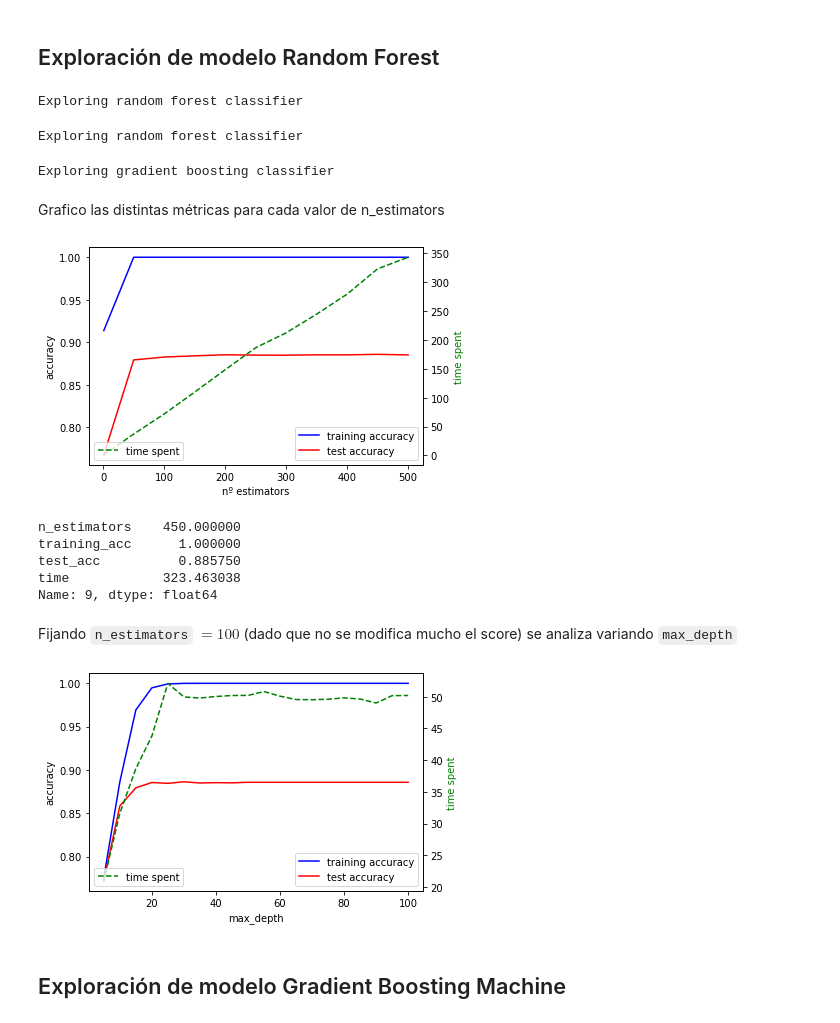
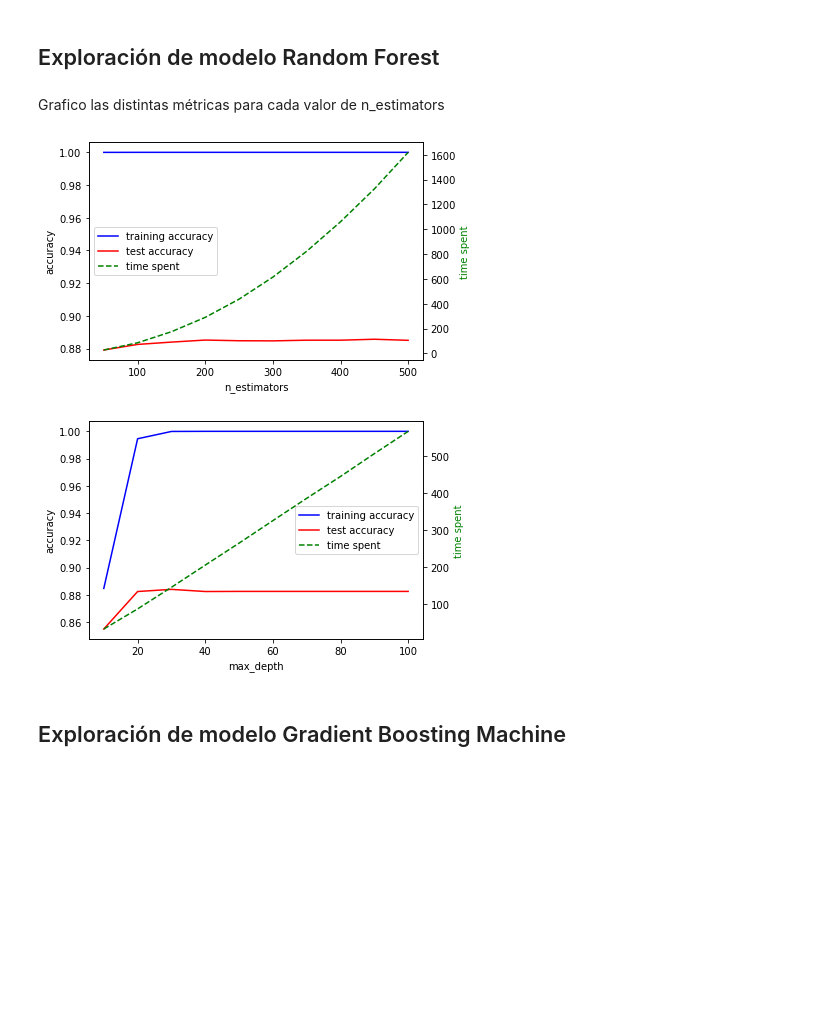
Before and after one commit to mcnanton/tp2AA, a Jupyter notebook: TP2AA.ipynb, the cells around one changed output. Saved outputs shown, nothing was run; the diff lists cells and outputs as text; code cells hidden in the pictures; blank space fills up the shorter version.

```diff
--- a/TP2AA.ipynb
+++ b/TP2AA.ipynb
@@ -493,53 +493,35 @@ Path(result_folder).mkdir(parents=True, exist_ok=True)
 #                    model="random forest",
 #                    params=rf_params,
 #                    results_folder = result_folder)
-
-#Falta correr esta parte.
-gb_params = params={'n_estimators': range(50, 151, 10),
-                    'max_depth': range(10, 101, 10)}
-ensemble_exploring(x_train, y_train, x_val, y_val,
-                   model="gradient boosting",
-                   params=gb_params,
-                   results_folder = result_folder)
-# %% [output]
-Exploring random forest classifier
-Exploring random forest classifier
-Exploring gradient boosting classifier
 # %% [markdown]
 Grafico las distintas métricas para cada valor de n_estimators
 # %%
 model = "random forest"
 parameter = "n_estimators"
 lastdate = "20220608" #chequear el ultimo archivo para levantar
-input_path = f"./results/results_{model.replace(" ","_")}_parm_{parameter}_{lastdate}.csv"
+input_path = f"./results/results_{model.replace(' ','_')}_parm_{parameter}_{lastdate}.csv" #armo el path para levantar el csv correcto
 
 scores_rf_df = pd.read_csv(input_path)
 
 fig, ax1 = plt.subplots()
 
 ax2 = ax1.twinx()
-ax1.plot(scores_rf_df.n_estimators, scores_rf_df.training_acc, 'b-', label = 'training accuracy')
-ax1.plot(scores_rf_df.n_estimators, scores_rf_df.test_acc, 'r-', label = 'test accuracy')
-ax2.plot(scores_rf_df.n_estimators, scores_rf_df.time, 'g--', label = 'time spent')
+p1 = ax1.plot(scores_rf_df[parameter], scores_rf_df.training_acc, 'b-', label = 'training accuracy')
+p2 = ax1.plot(scores_rf_df[parameter], scores_rf_df.test_acc, 'r-', label = 'test accuracy')
+p3 = ax2.plot(scores_rf_df[parameter], scores_rf_df.time, 'g--', label = 'time spent')
 
-ax1.set_xlabel('nº estimators')
+ax1.set_xlabel(parameter)
 ax1.set_ylabel('accuracy')
 ax2.set_ylabel('time spent', color='g')
-ax1.legend(loc="best")
-ax2.legend(loc="lower left")
 
-output_path =  f"./results/results_{model.replace(" ","_")}_parm_{parameter}_{lastdate}.png"
+# added these three lines
+lgs = p1+p2+p3
+labs = [l.get_label() for l in lgs]
+ax1.legend(lgs, labs, loc="center left")
 
+output_path =  f"./results/results_{model.replace(' ','_')}_parm_{parameter}_{lastdate}.png"
+
+#plt.show()
 plt.savefig(output_path, dpi=200, facecolor="white")
 # %% [output]
-[figure, old version]
+[figure, new version]
-# %%
-scores_rf_df.iloc[scores_rf_df.test_acc.argmax()]
-# %% [output]
-n_estimators    450.000000
-training_acc      1.000000
-test_acc          0.885750
-time            323.463038
-Name: 9, dtype: float64
-# %% [markdown]
-Fijando `n_estimators` $= 100$ (dado que no se modifica mucho el score) se analiza variando `max_depth`
@@ -563,21 +528,32 @@ for depth in tqdm(range(5, 101, 5)):   ## modificar el range si se quiere probar
 # %%
-scores_rf_df = pd.DataFrame(scores_rf)[['max_depth','training_acc','test_acc','time']]
+model = "random forest"
+parameter = "max_depth"
+lastdate = "20220608" #chequear el ultimo archivo para levantar
+input_path = f"./results/results_{model.replace(' ','_')}_parm_{parameter}_{lastdate}.csv" #armo el path para levantar el csv correcto
+
+scores_rf_df = pd.read_csv(input_path)
 
 fig, ax1 = plt.subplots()
 
 ax2 = ax1.twinx()
-ax1.plot(scores_rf_df.max_depth, scores_rf_df.training_acc, 'b-', label = 'training accuracy')
-ax1.plot(scores_rf_df.max_depth, scores_rf_df.test_acc, 'r-', label = 'test accuracy')
-ax2.plot(scores_rf_df.max_depth, scores_rf_df.time, 'g--', label = 'time spent')
+p1 = ax1.plot(scores_rf_df[parameter], scores_rf_df.training_acc, 'b-', label = 'training accuracy')
+p2 = ax1.plot(scores_rf_df[parameter], scores_rf_df.test_acc, 'r-', label = 'test accuracy')
+p3 = ax2.plot(scores_rf_df[parameter], scores_rf_df.time, 'g--', label = 'time spent')
 
-ax1.set_xlabel('max_depth')
+ax1.set_xlabel(parameter)
 ax1.set_ylabel('accuracy')
 ax2.set_ylabel('time spent', color='g')
-ax1.legend(loc="best")
-ax2.legend(loc="lower left")
 
-plt.show()
+# added these three lines
+lgs = p1+p2+p3
+labs = [l.get_label() for l in lgs]
+ax1.legend(lgs, labs, loc="best")
+
+output_path =  f"./results/results_{model.replace(' ','_')}_parm_{parameter}_{lastdate}.png"
+
+#plt.show()
+plt.savefig(output_path, dpi=200, facecolor="white")
 # %% [output]
-[figure, old version]
+[figure, new version]
 # %% [markdown]
 ## Exploración de modelo Gradient Boosting Machine
```
Also changed, not shown: parts of 5 cells of this notebook, 2 other files.
